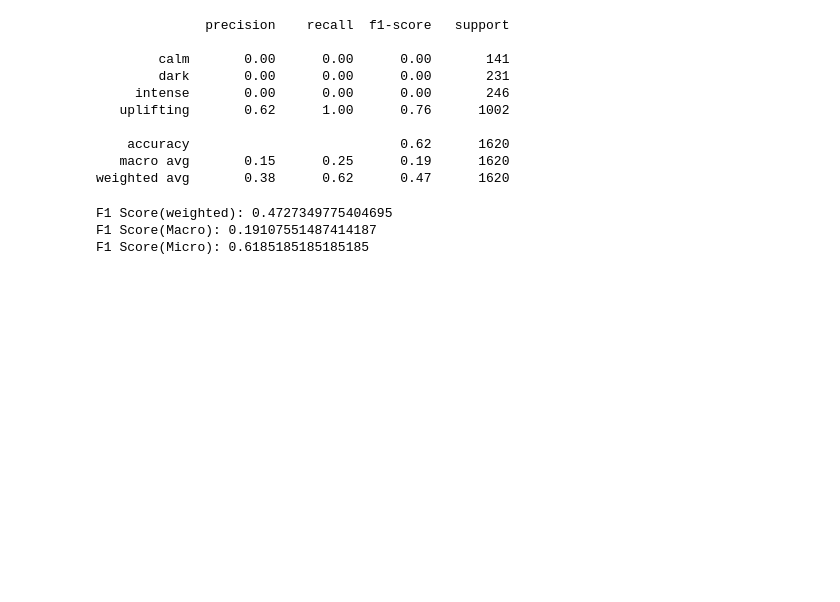
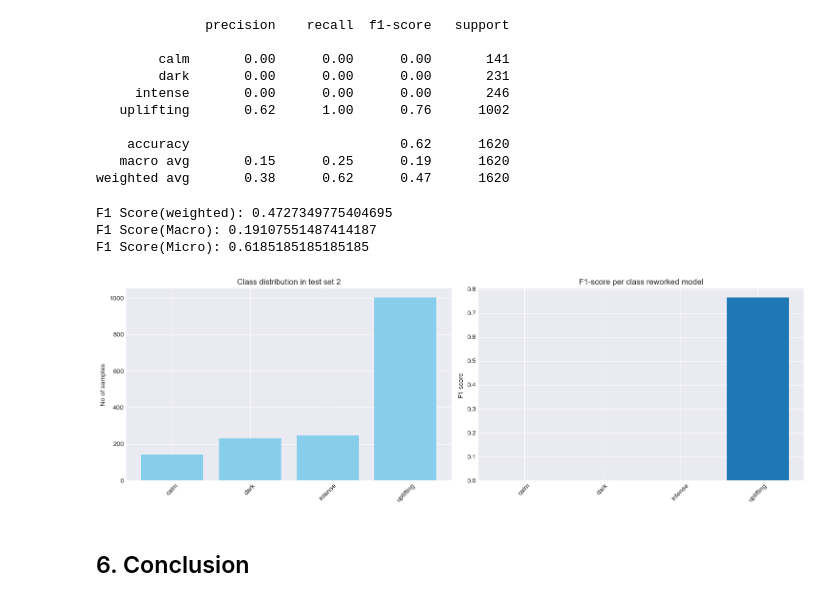
Before and after one commit to mshilacodes/mood-based-movie-recommender, a Jupyter notebook: index.ipynb, the cells around one changed output. Drawn from its saved outputs; the diff is of its cells as text; code cells hidden in the pictures; blank space fills up the shorter version.

Commit message:
Added graphs adn editted some errors

```diff
--- a/index.ipynb
+++ b/index.ipynb
@@ -557,7 +555,7 @@ Here we are fine tuning the model with hyperparamters to help improve the model.
 # %%
 from sklearn.feature_selection import SelectKBest, f_classif
 
-select = SelectKBest(f_classif, k=1000)
+select = SelectKBest(f_classif, k=2000)
 
 X_train_selected = select.fit_transform(X_train_imputed, y_train)
 # Impute missing values in X_test before feature selection
@@ -637,0 +630,30 @@ plt.show()
+# %%
+#Class Distribution vs Performance on the adjusted model
+# Generate the classification report as a dictionary
+emote = ['calm', 'dark', 'intense', 'uplifting']
+
+report2 = classification_report(y_test, y_pred2, target_names=emote, output_dict=True)
+
+#Class Distribution vs Performance
+emote = ['calm', 'dark', 'intense', 'uplifting']
+support = [report2[cls2]['support'] for cls2 in emote]
+f1_scores = [report2[cls2]['f1-score'] for cls2 in emote]
+
+fig, (ax1, ax2) = plt.subplots(1, 2, figsize=(15, 5))
+
+ax1.bar(emote, support, color= 'skyblue')
+ax1.set_title('Class distribution in test set 2')
+ax1.set_ylabel('No of samples')
+ax1.tick_params(axis='x', rotation=45)
+
+ax2.bar(emote, f1_scores)
+ax2.set_title('F1-score per class reworked model')
+ax2.set_ylabel('F1-score')
+ax2.tick_params(axis='x', rotation=45)
+
+plt.tight_layout()
+plt.show()
+# %% [output]
+[figure, added]
+# %% [markdown]
+## 6. Conclusion
```
Also changed, not shown: parts of 7 cells of this notebook.
